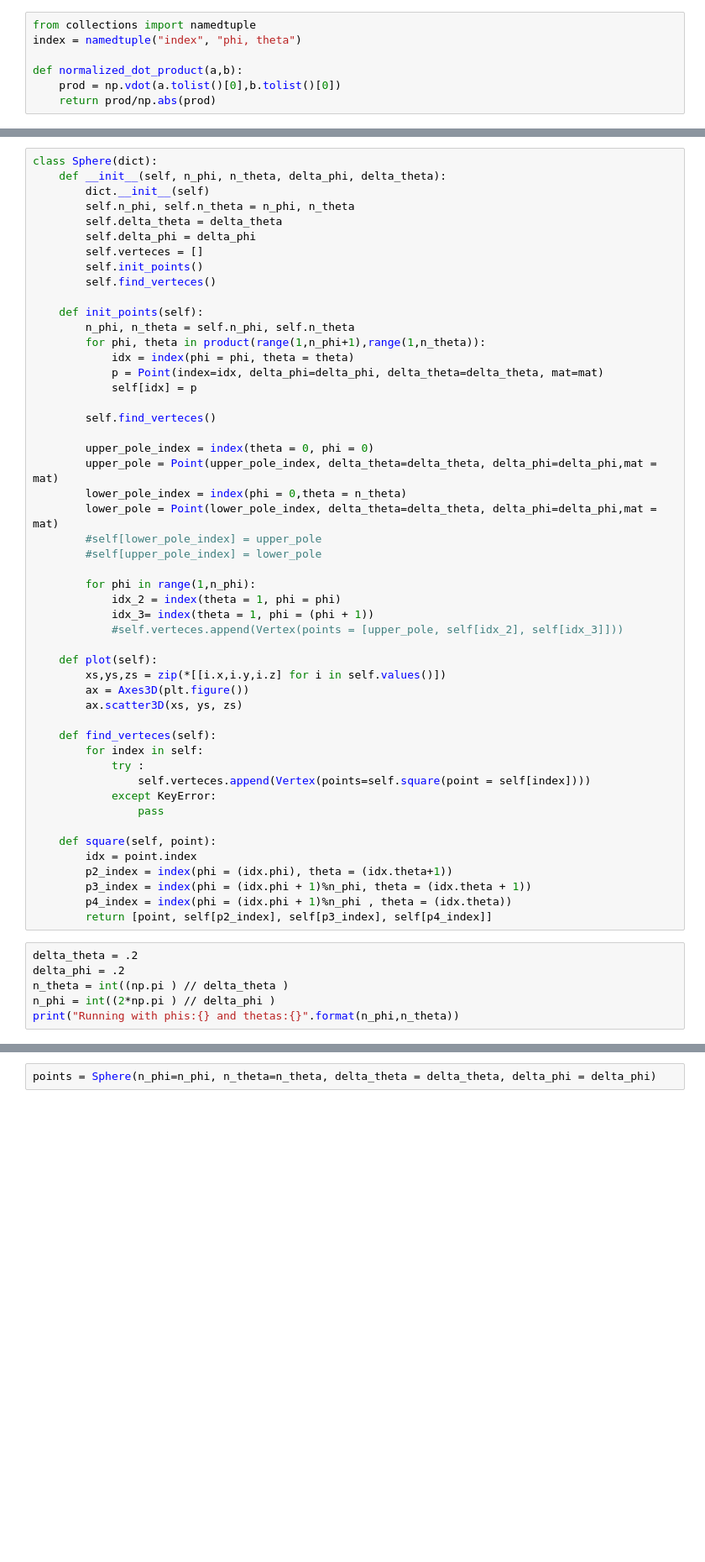
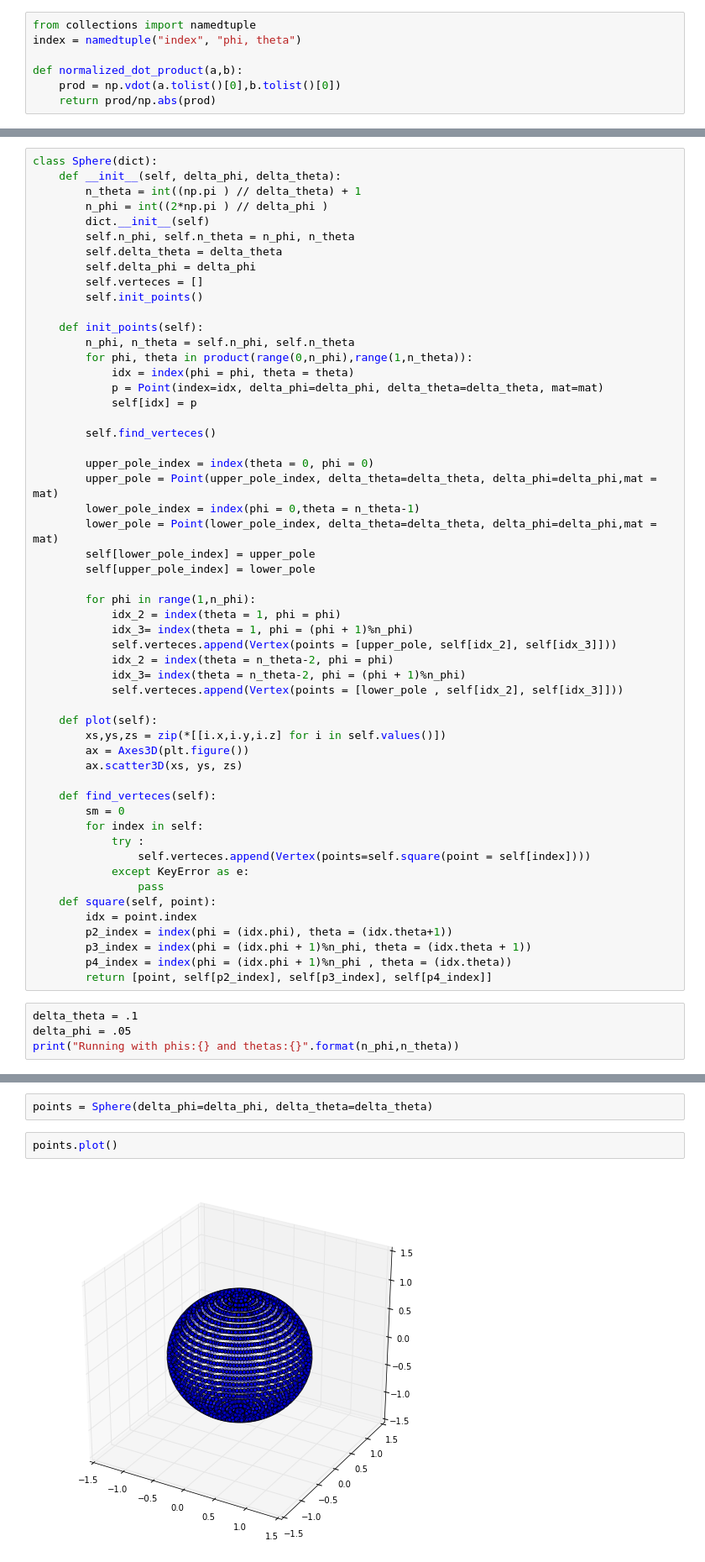
Before and after one commit to tomirendo/chern_numbers, a Jupyter notebook: CreateSphere.ipynb, the cells around one changed output, grey strips where cells are left out. Shown: that part at 84% size. Saved outputs shown, nothing was run; the diff lists cells and outputs as text; blank space fills up the shorter version.

```diff
--- a/CreateSphere.ipynb
+++ b/CreateSphere.ipynb
@@ -58,18 +58,19 @@ class Vertex:
         return "<{},{}>".format(self.points[0].index, str.join("\n", map(repr,self.points)))
 # %%
 class Sphere(dict):
-    def __init__(self, n_phi, n_theta, delta_phi, delta_theta):
+    def __init__(self, delta_phi, delta_theta):
+        n_theta = int((np.pi ) // delta_theta) + 1
+        n_phi = int((2*np.pi ) // delta_phi )
         dict.__init__(self)
         self.n_phi, self.n_theta = n_phi, n_theta
         self.delta_theta = delta_theta
         self.delta_phi = delta_phi
         self.verteces = []
         self.init_points()
-        self.find_verteces()
 
     def init_points(self):
         n_phi, n_theta = self.n_phi, self.n_theta
-        for phi, theta in product(range(1,n_phi+1),range(1,n_theta)):
+        for phi, theta in product(range(0,n_phi),range(1,n_theta)):
             idx = index(phi = phi, theta = theta)
             p = Point(index=idx, delta_phi=delta_phi, delta_theta=delta_theta, mat=mat)
             self[idx] = p
@@ -78,15 +79,18 @@ class Sphere(dict):
 
         upper_pole_index = index(theta = 0, phi = 0)
         upper_pole = Point(upper_pole_index, delta_theta=delta_theta, delta_phi=delta_phi,mat = mat)
-        lower_pole_index = index(phi = 0,theta = n_theta)
+        lower_pole_index = index(phi = 0,theta = n_theta-1)
         lower_pole = Point(lower_pole_index, delta_theta=delta_theta, delta_phi=delta_phi,mat = mat)
-        #self[lower_pole_index] = upper_pole
-        #self[upper_pole_index] = lower_pole
+        self[lower_pole_index] = upper_pole
+        self[upper_pole_index] = lower_pole
 
         for phi in range(1,n_phi):
             idx_2 = index(theta = 1, phi = phi)
-            idx_3= index(theta = 1, phi = (phi + 1))
-            #self.verteces.append(Vertex(points = [upper_pole, self[idx_2], self[idx_3]]))
+            idx_3= index(theta = 1, phi = (phi + 1)%n_phi)
+            self.verteces.append(Vertex(points = [upper_pole, self[idx_2], self[idx_3]]))
+            idx_2 = index(theta = n_theta-2, phi = phi)
+            idx_3= index(theta = n_theta-2, phi = (phi + 1)%n_phi)
+            self.verteces.append(Vertex(points = [lower_pole , self[idx_2], self[idx_3]]))
 
     def plot(self):
         xs,ys,zs = zip(*[[i.x,i.y,i.z] for i in self.values()])
@@ -94,12 +98,12 @@ class Sphere(dict):
         ax.scatter3D(xs, ys, zs)
 
     def find_verteces(self):
+        sm = 0
         for index in self:
             try :
                 self.verteces.append(Vertex(points=self.square(point = self[index])))
-            except KeyError:
+            except KeyError as e:
                 pass
-
     def square(self, point):
         idx = point.index
         p2_index = index(phi = (idx.phi), theta = (idx.theta+1))
@@ -107,9 +111,7 @@ class Sphere(dict):
         p4_index = index(phi = (idx.phi + 1)%n_phi , theta = (idx.theta))
         return [point, self[p2_index], self[p3_index], self[p4_index]]
 # %%
-delta_theta = .2
-delta_phi = .2
-n_theta = int((np.pi ) // delta_theta )
-n_phi = int((2*np.pi ) // delta_phi )
+delta_theta = .1
+delta_phi = .05
 print("Running with phis:{} and thetas:{}".format(n_phi,n_theta))
 # %% [output]
@@ -117,5 +119,9 @@ Running with phis:31 and thetas:15
 # %%
-points = Sphere(n_phi=n_phi, n_theta=n_theta, delta_theta = delta_theta, delta_phi = delta_phi)
+points = Sphere(delta_phi=delta_phi, delta_theta=delta_theta)
+# %%
+points.plot()
+# %% [output]
+[figure, added]
 # %%
 df = pd.DataFrame([[i.calc(0), i.calc(1)] for i in points.verteces], columns = ["f0","f1"])
 df['F0'] = df.f0.imag
```
Also changed, not shown: parts of 2 cells of this notebook, 9 other files.
